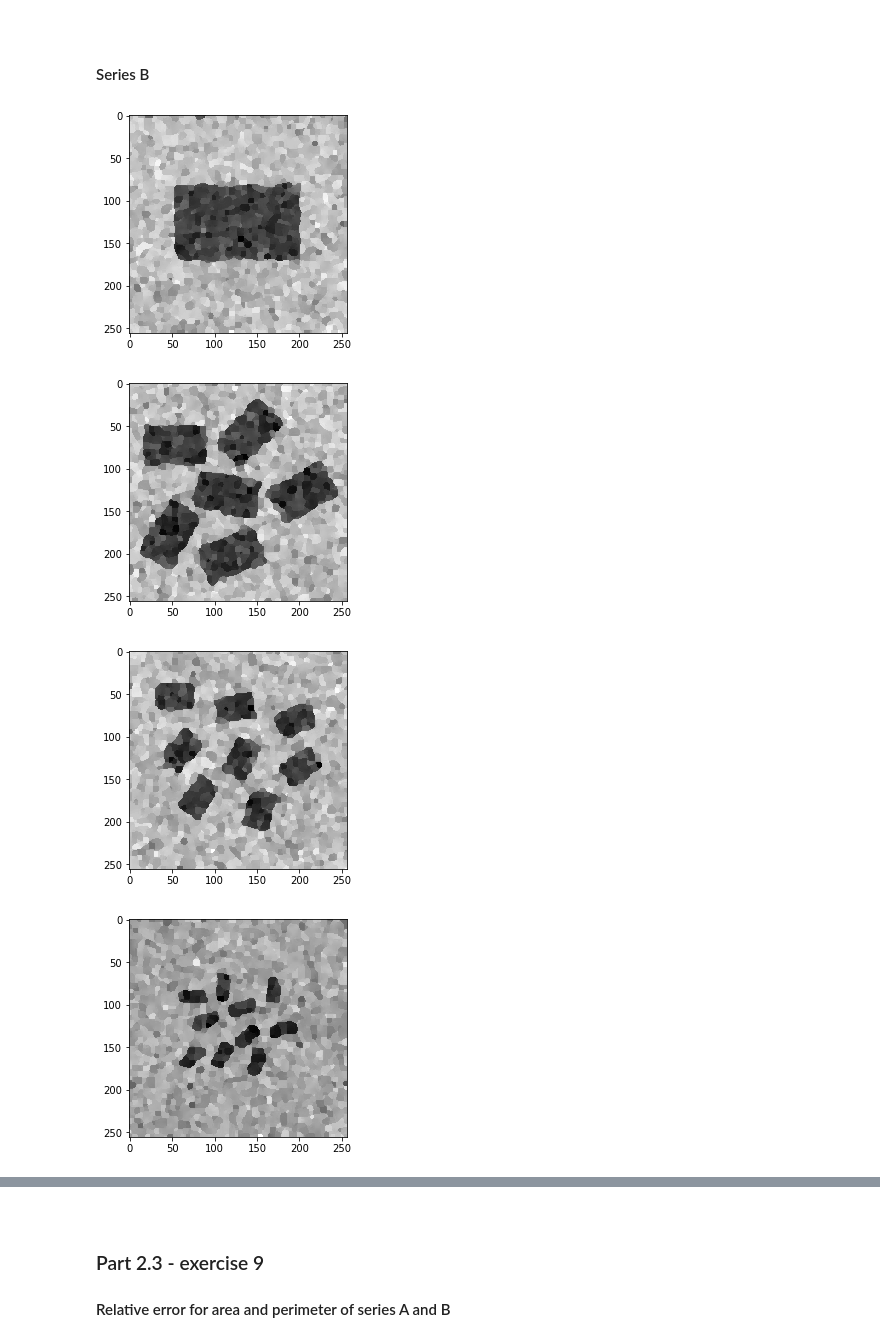
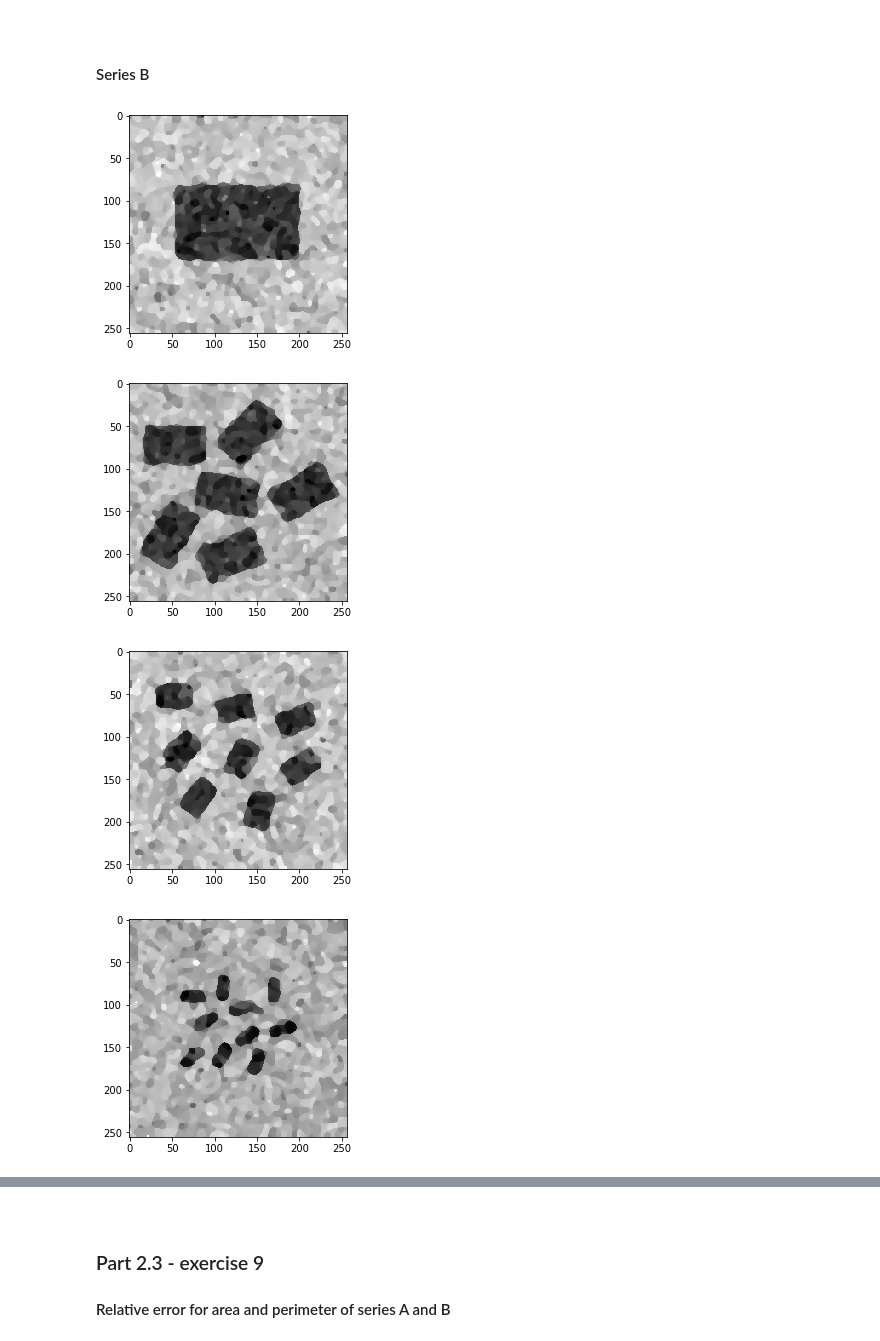
Before and after one commit to eleonoraieronimaki/image_analysis_assignment_2, a Jupyter notebook: assignment2.ipynb, the cells around one changed output, grey strips where cells are left out. Cells and saved outputs as stored; diff of their text form; code cells hidden in the pictures.

```diff
--- a/assignment2.ipynb
+++ b/assignment2.ipynb
@@ -246,13 +216,10 @@ structuring_element = dip.StructuringElement("rectangular")
 rect_a_stats = []
 rect_a_filter = []  # keeps the dip image objects
 for rect in rect_a_data:
-    # apply Kuwahara filter
+    # apply filters
     temp_img_a = dip.Kuwahara(rect, kernel=6, threshold=5)
-    # apply thresholding function
-    #temp_img_a = dip.Image(np.where(temp_img_a > 120, 255, 0).astype(int))
-    # apply opening/closing
-    #temp_img_a = dip.MorphologicalSharpening(temp_img_a, structuring_element)
-    #temp_img_a = dip.Erosion(temp_img_a, structuring_element)
+    temp_img_a = dip.PercentileFilter(temp_img_a, 50)
+    temp_img_a = dip.MedianFilter(temp_img_a, 5)
     # append results
     rect_a_filter.append(temp_img_a)
     rect_a_stats.append(area_and_perimeters(temp_img_a, thresh))
@@ -292,34 +259,28 @@ Edited image    | avg perimeter: 91.973         | perimeter std: 2.531  | avg ar
 # %%
 thresh = 120
 structuring_element = dip.StructuringElement("rectangular")
 
 rect_b_stats = []
 rect_b_filter = []  # keeps the dip image objects
 for rect in rect_b_data:
 
-    temp_img_b = dip.Kuwahara(rect, kernel=6, threshold=10)
-    temp_img_b = dip.PercentileFilter(temp_img_b, 40)
+    temp_img_b = dip.Kuwahara(rect, kernel=3, threshold=3)
+    temp_img_b = dip.MedianFilter(temp_img_b, 5)
+    temp_img_b = dip.PercentileFilter(temp_img_b, 50)
     temp_img_b = dip.Kuwahara(temp_img_b, kernel=6, threshold=10)
-    #temp_img_b = dip.PercentileFilter(temp_img_b, 40)
-    # apply thresholding function
-    #temp_img_b = dip.Image(np.where(temp_img_b > 120, 255, 0).astype(int))
-    #temp_img_b = dip.Opening(temp_img_b, structuring_element)
-    #temp_img_b = dip.Closing(temp_img_b, structuring_element)
-    #temp_img_b = dip.Image(np.where(temp_img_b > 130, 255, 0).astype(int))
-    #temp_img_b = dip.Dilation(temp_img_b)
-    #temp_img_b = dip.Closing(temp_img_b, structuring_element)
-    #temp_img_b = dip.Kuwahara(temp_img_b, kernel=10, threshold=5)
+    temp_img_b = dip.MedianFilter(temp_img_b, 5)
+    temp_img_b = dip.PercentileFilter(temp_img_b, 50)
 
     # append and display results
     rect_b_filter.append(temp_img_b)
     rect_b_stats.append(area_and_perimeters(temp_img_b, thresh))
     dip.Show(temp_img_b)
 rect_b_stats = np.array(rect_b_stats)
 # %% [output]
-[figure, old version]
+[figure, new version]
-[figure, old version]
+[figure, new version]
-[figure, old version]
+[figure, new version]
-[figure, old version]
+[figure, new version]
 # %%
 print("Statistics for area and perimeter between original and denoised/filtered images")
 errors = []
```
Also changed, not shown: parts of 10 cells of this notebook, 9 other files.
